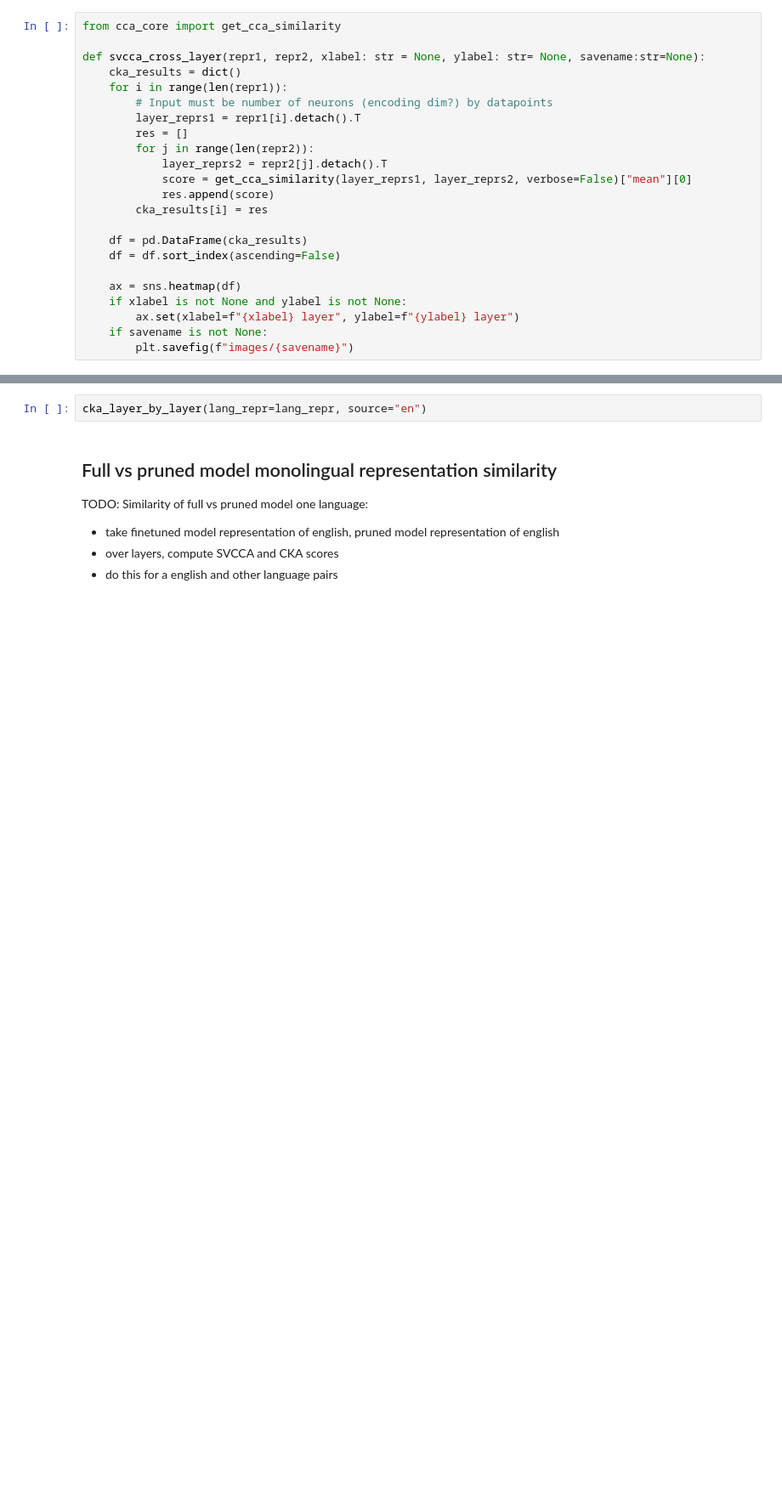
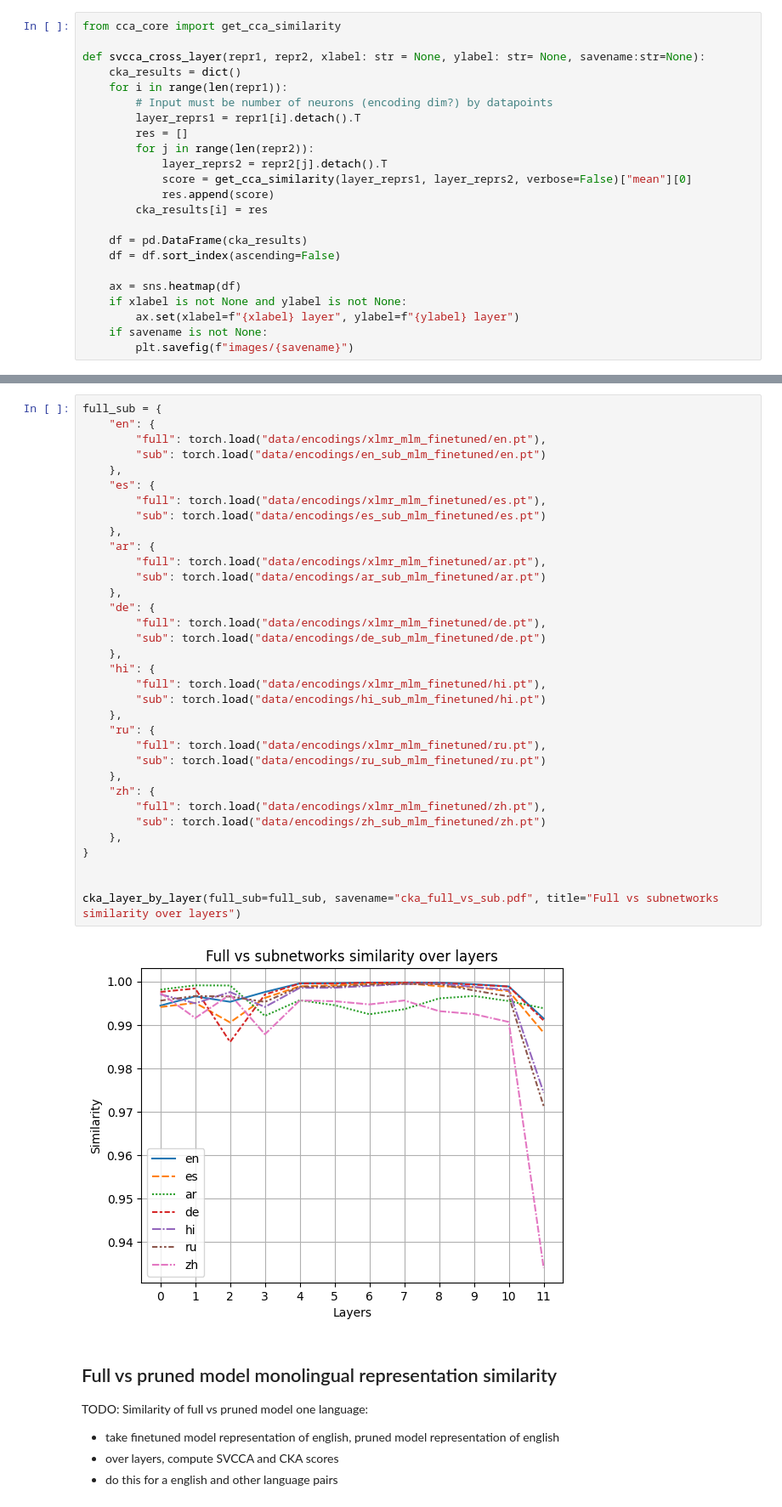
Before and after one commit to MaxBelitsky/cross-lingual-subnetworks, a Jupyter notebook: svcca.ipynb, the cells around one changed output, grey strips where cells are left out. Shown: that part at 85% size. Drawn from its saved outputs; the diff is of its cells as text; blank space fills up the shorter version.

Commit message:
feat: add plots for cka over layers

```diff
--- a/svcca.ipynb
+++ b/svcca.ipynb
@@ -158,5 +182,39 @@ def cka_layer_by_layer(lang_repr: dict, source: str):
-# %%
-cka_layer_by_layer(lang_repr=lang_repr, source="en")
+# %%
+full_sub = {
+    "en": {
+        "full": torch.load("data/encodings/xlmr_mlm_finetuned/en.pt"),
+        "sub": torch.load("data/encodings/en_sub_mlm_finetuned/en.pt")
+    },
+    "es": {
+        "full": torch.load("data/encodings/xlmr_mlm_finetuned/es.pt"),
+        "sub": torch.load("data/encodings/es_sub_mlm_finetuned/es.pt")
+    },
+    "ar": {
+        "full": torch.load("data/encodings/xlmr_mlm_finetuned/ar.pt"),
+        "sub": torch.load("data/encodings/ar_sub_mlm_finetuned/ar.pt")
+    },
+    "de": {
+        "full": torch.load("data/encodings/xlmr_mlm_finetuned/de.pt"),
+        "sub": torch.load("data/encodings/de_sub_mlm_finetuned/de.pt")
+    },
+    "hi": {
+        "full": torch.load("data/encodings/xlmr_mlm_finetuned/hi.pt"),
+        "sub": torch.load("data/encodings/hi_sub_mlm_finetuned/hi.pt")
+    },
+    "ru": {
+        "full": torch.load("data/encodings/xlmr_mlm_finetuned/ru.pt"),
+        "sub": torch.load("data/encodings/ru_sub_mlm_finetuned/ru.pt")
+    },
+    "zh": {
+        "full": torch.load("data/encodings/xlmr_mlm_finetuned/zh.pt"),
+        "sub": torch.load("data/encodings/zh_sub_mlm_finetuned/zh.pt")
+    },
+}
+
+
+cka_layer_by_layer(full_sub=full_sub, savename="cka_full_vs_sub.pdf", title="Full vs subnetworks similarity over layers")
+# %% [output]
+[figure, added]
 # %% [markdown]
 ## Full vs pruned model monolingual representation similarity
 
```
Also changed, not shown: parts of 6 cells of this notebook, 3 other files.
